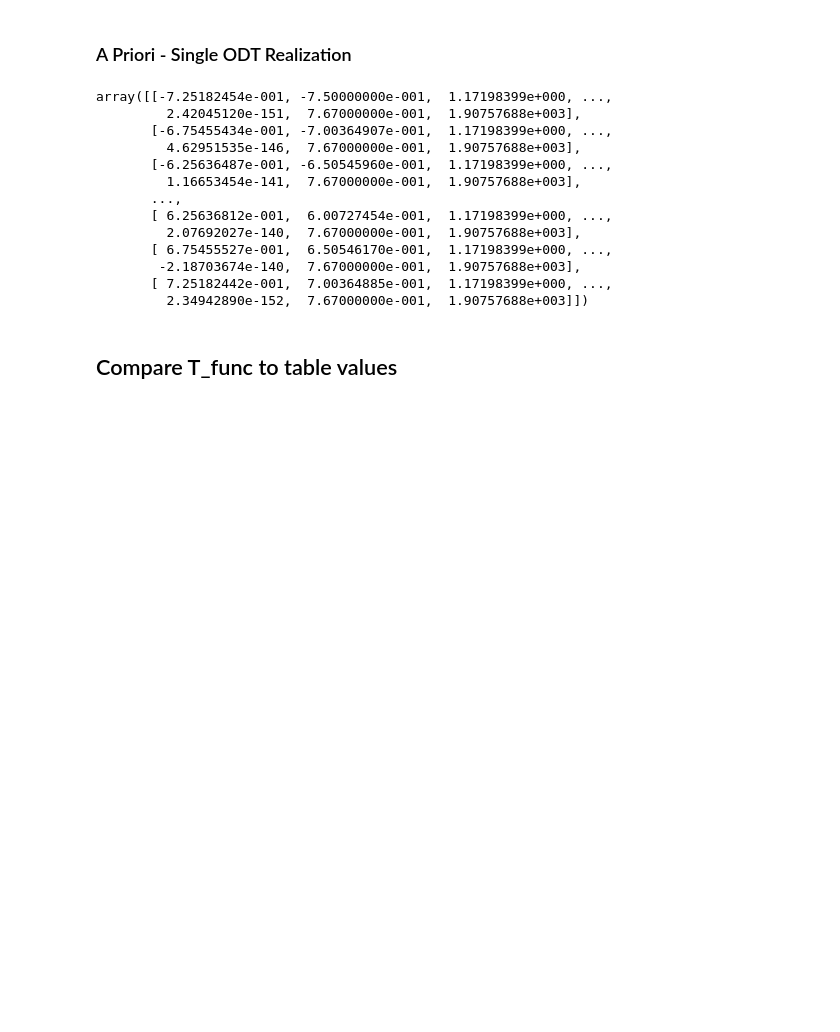
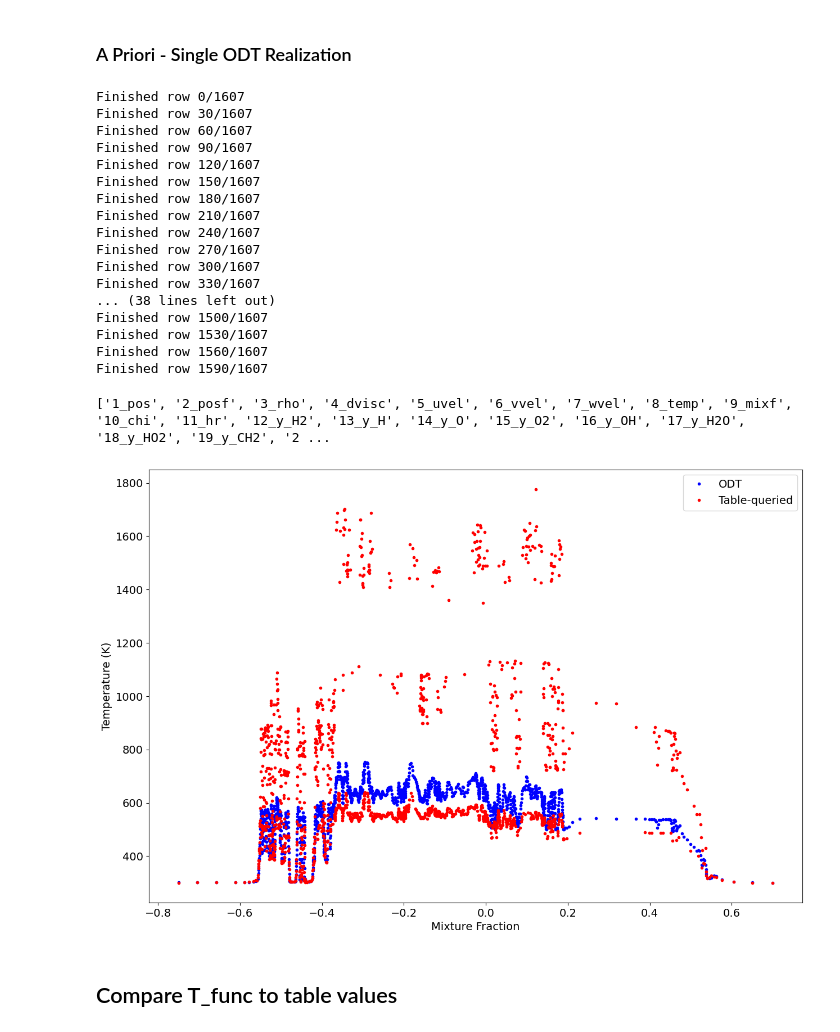
Before and after one commit to jwp91/TableMaker, a Jupyter notebook: flameTableMaker_workspace.ipynb, the cells around one changed output. Cells and saved outputs as stored; diff of their text form; code cells hidden in the pictures; blank space fills up the shorter version.

```diff
--- a/flameTableMaker_workspace.ipynb
+++ b/flameTableMaker_workspace.ipynb
@@ -327,22 +287,67 @@ Coords are xim, xiv, L, t
 # %% [markdown]
 ### A Priori - Single ODT Realization
 # %%
-myPath = r'./aPriori/tjet_many2data/data_py/data_py_00001.npy'
-np.load(myPath)
+myPath = r'./aPriori/tjet_many2data/data'
+filename = '/data_00001/dmp_00036.dat'
+
+if input("Re-query the table?") == 'y':
+    # Load in data
+    SORdata = np.loadtxt(myPath + filename)
+
+    # Grab header
+    with open(myPath + filename, 'r') as f:
+        last_line = None
+        for line in f:
+            if line[0] == '#':
+                last_line = line
+    SORheader = last_line.split()[1:]
+    SORdf = pd.DataFrame(SORdata, columns = SORheader)
+    SORdf['30_progVar'] = SORdf['23_y_CO'] + SORdf['24_y_CO2'] + SORdf['12_y_H2'] + SORdf['17_y_H2O']
+
+    # Replace any negative values in the 9th column with 0
+    SORdf['9_mixf'] = SORdf['9_mixf'].apply(lambda x: 0 if x < 0 else x)
+
+    # Query table
+    SORdf['31_Tqueried'] = np.zeros(len(SORdf['2_posf']))
+    for i in range(len(SORdf['2_posf'])):
+        xim = SORdf['9_mixf'][i]
+        h = SORdf['29_enth'][i]
+        c = SORdf['30_progVar'][i]
+        # Temporarily suppress warnings
+        with warnings.catch_warnings():
+            SORdf.loc[i, '31_T_queried'] = T_func[0](xim, 0, h, c, useStoredSolution = False)
+        if i%30 == 0:
+            print(f"Finished row {i}/{len(SORdf['2_posf'])}")
 # %% [output]
-array([[-7.25182454e-001, -7.50000000e-001,  1.17198399e+000, ...,
-         2.42045120e-151,  7.67000000e-001,  1.90757688e+003],
-       [-6.75455434e-001, -7.00364907e-001,  1.17198399e+000, ...,
-         4.62951535e-146,  7.67000000e-001,  1.90757688e+003],
-       [-6.25636487e-001, -6.50545960e-001,  1.17198399e+000, ...,
-         1.16653454e-141,  7.67000000e-001,  1.90757688e+003],
-       ...,
-       [ 6.25636812e-001,  6.00727454e-001,  1.17198399e+000, ...,
-         2.07692027e-140,  7.67000000e-001,  1.90757688e+003],
-       [ 6.75455527e-001,  6.50546170e-001,  1.17198399e+000, ...,
-        -2.18703674e-140,  7.67000000e-001,  1.90757688e+003],
-       [ 7.25182442e-001,  7.00364885e-001,  1.17198399e+000, ...,
-         2.34942890e-152,  7.67000000e-001,  1.90757688e+003]])
+Finished row 0/1607
+Finished row 30/1607
+Finished row 60/1607
+Finished row 90/1607
+Finished row 120/1607
+Finished row 150/1607
+Finished row 180/1607
+Finished row 210/1607
+Finished row 240/1607
+Finished row 270/1607
+Finished row 300/1607
+Finished row 330/1607
+... (38 lines left out)
+Finished row 1500/1607
+Finished row 1530/1607
+Finished row 1560/1607
+Finished row 1590/1607
+# %%
+# Visualize results
+print(SORheader)
+plt.figure(figsize = (15,10))
+plt.plot(SORdf['2_posf'], SORdf['8_temp'], 'b.', label = 'ODT')
+plt.plot(SORdf['2_posf'], SORdf['31_T_queried'], 'r.', label = 'Table-queried')
+plt.xlabel('Mixture Fraction')
+plt.ylabel('Temperature (K)')
+plt.legend();
+# %% [output]
+['1_pos', '2_posf', '3_rho', '4_dvisc', '5_uvel', '6_vvel', '7_wvel', '8_temp', '9_mixf', '10_chi', '11_hr', '12_y_H2', '13_y_H', '14_y_O', '15_y_O2', '16_y_OH', '17_y_H2O', '18_y_HO2', '19_y_CH2', '2 ...
+[figure, added]
 # %% [markdown]
 ## Compare T_func to table values
 # %%
```
Also changed, not shown: parts of 3 cells of this notebook, 3 other files.
